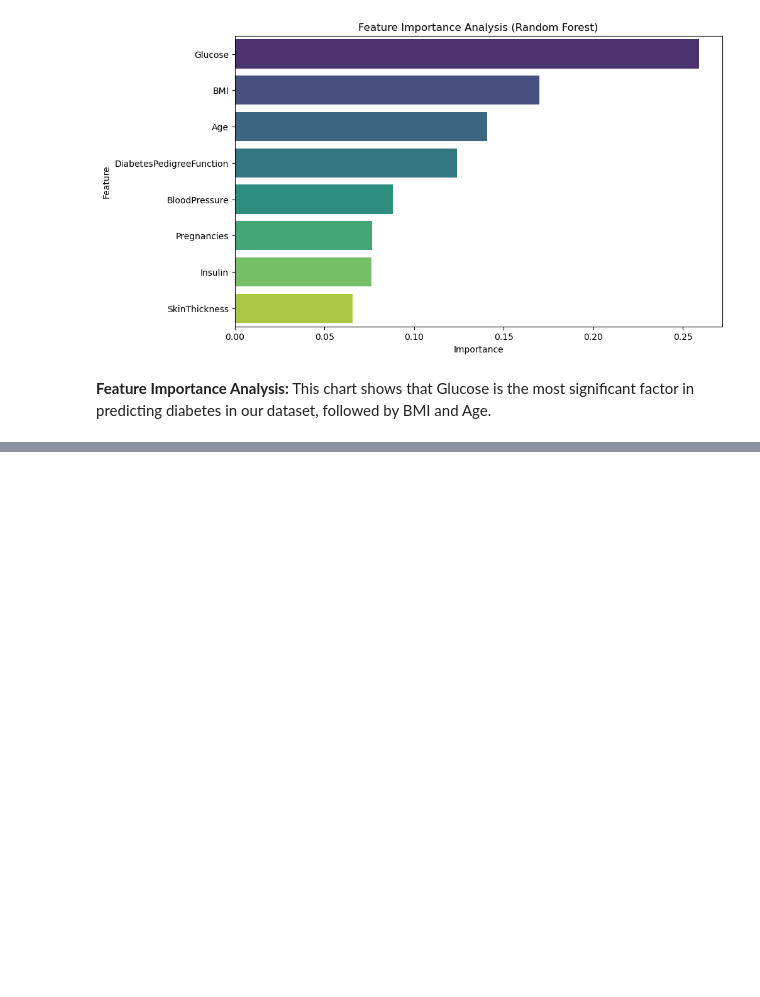
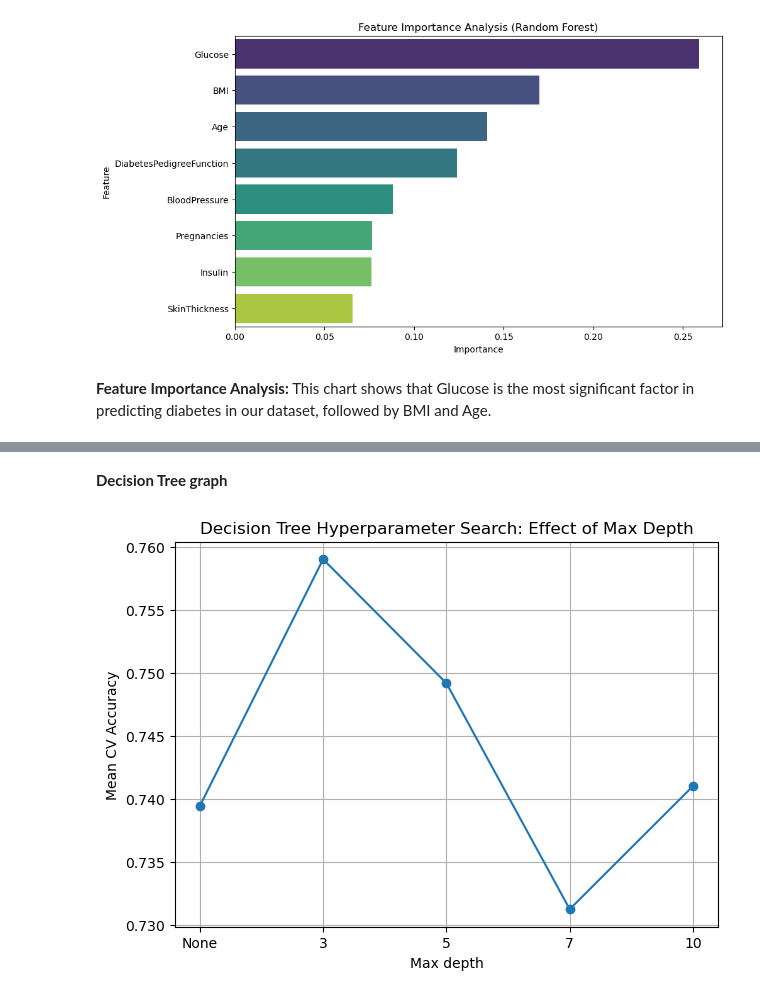
Before and after one commit to Sarah-001/ML-Project, a Jupyter notebook: ml-project.ipynb, the cells around one changed output, grey strips where cells are left out. Saved outputs shown, nothing was run; the diff lists cells and outputs as text; code cells hidden in the pictures; blank space fills up the shorter version.

```diff
--- a/ml-project.ipynb
+++ b/ml-project.ipynb
@@ -330,0 +409,17 @@ This chart shows that Glucose is the most significant factor in predicting diabe
+# %%
+dt_params = {
+    'criterion': ['gini', 'entropy'],
+    'max_depth': [None, 3, 5, 7, 10],
+    'min_samples_split': [2, 5, 10],
+    'min_samples_leaf': [1, 2, 4]
+}
+
+dt_grid = GridSearchCV(
+    DecisionTreeClassifier(random_state=42),
+    dt_params,
+    cv=5,
+    scoring='accuracy',
+    n_jobs=1
+)
+
+dt_grid.fit(X_train, y_train)
@@ -330,0 +581,20 @@ This chart shows that Glucose is the most significant factor in predicting diabe
+# %% [markdown]
+**Decision Tree graph**
+# %%
+dt_results = pd.DataFrame(dt_grid.cv_results_)
+
+dt_plot = dt_results[
+    (dt_results['param_criterion'] == 'gini') &
+    (dt_results['param_min_samples_split'] == 2) &
+    (dt_results['param_min_samples_leaf'] == 4)
+]
+
+plt.figure(figsize=(7,5))
+plt.plot(dt_plot['param_max_depth'].astype(str), dt_plot['mean_test_score'], marker='o')
+plt.xlabel("Max depth")
+plt.ylabel("Mean CV Accuracy")
+plt.title("Decision Tree Hyperparameter Search: Effect of Max Depth")
+plt.grid(True)
+plt.show()
+# %% [output]
+[figure, added]
```
Also changed, not shown: parts of 27 cells of this notebook.
